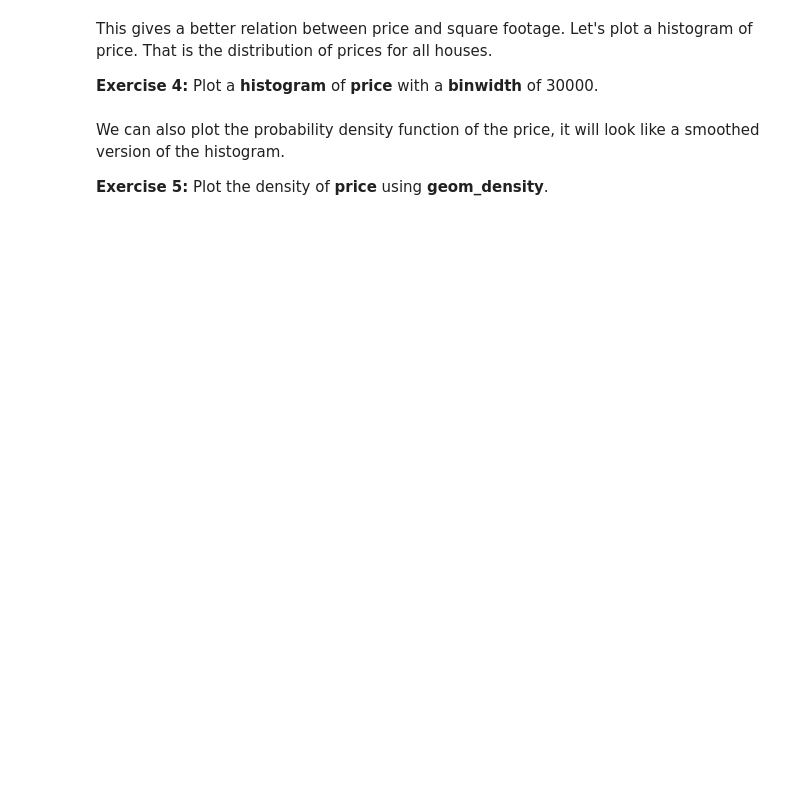
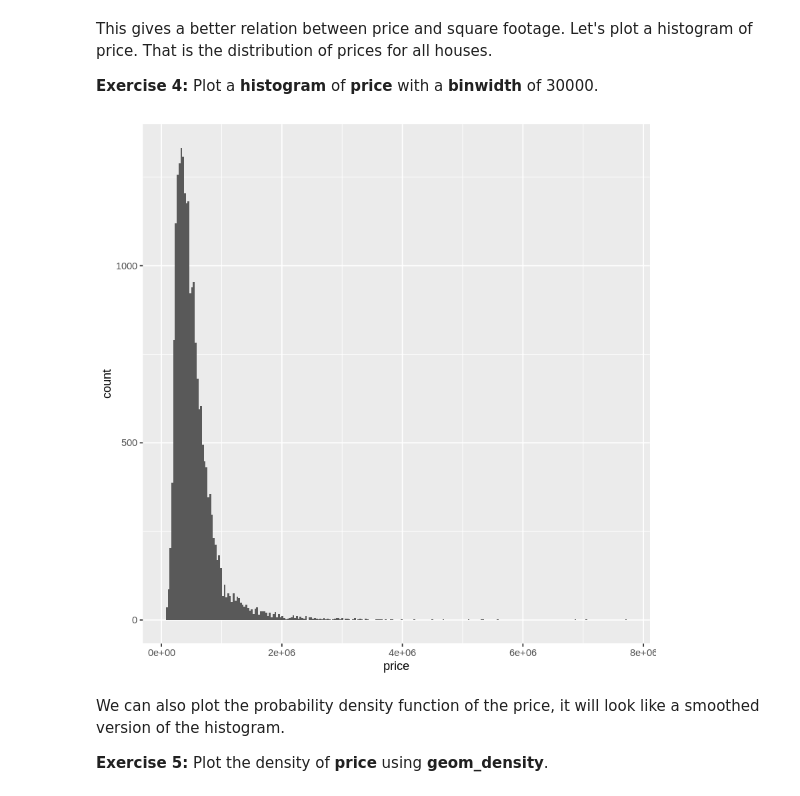
Before and after one commit to BlakeBigG/Big_Data_Visualization_MS, a Jupyter notebook: modules/module3/exercises/L3_R_Exercise.ipynb, the cells around one changed output. Drawn from its saved outputs; the diff is of its cells as text; code cells hidden in the pictures; blank space fills up the shorter version.

```diff
--- a/modules/module3/exercises/L3_R_Exercise.ipynb
+++ b/modules/module3/exercises/L3_R_Exercise.ipynb
@@ -37,3 +88,7 @@ This gives a better relation between price and square footage. Let's plot a hist
+# %%
+(g <- ggplot(County_data, aes(x=price)) + geom_histogram(binwidth=30000))
+# %% [output]
+[figure, added]
 # %% [markdown]
 We can also plot the probability density function of the price, it will look like a smoothed version of the histogram.
 
```
Also changed, not shown: parts of 29 cells of this notebook, 1 other file.
